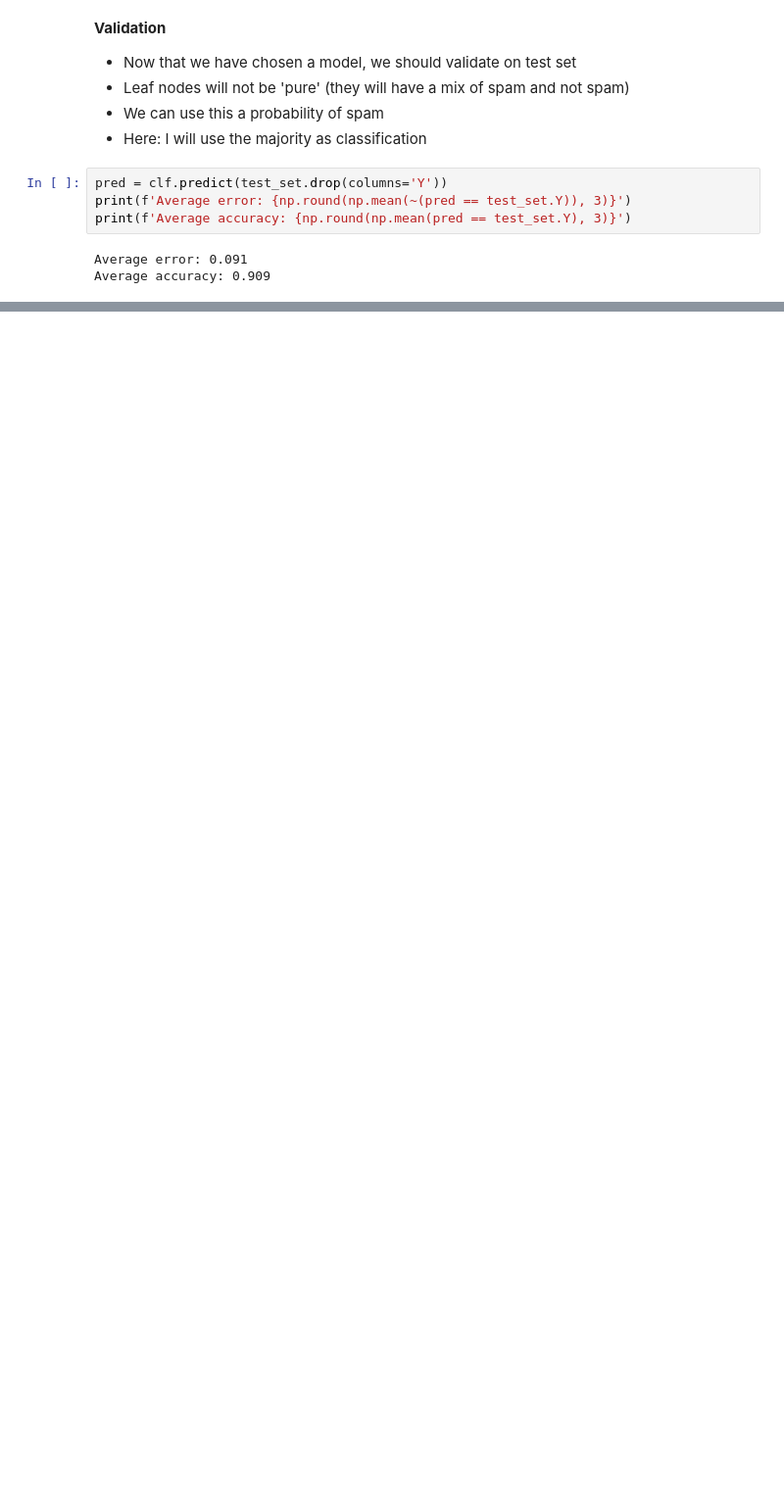
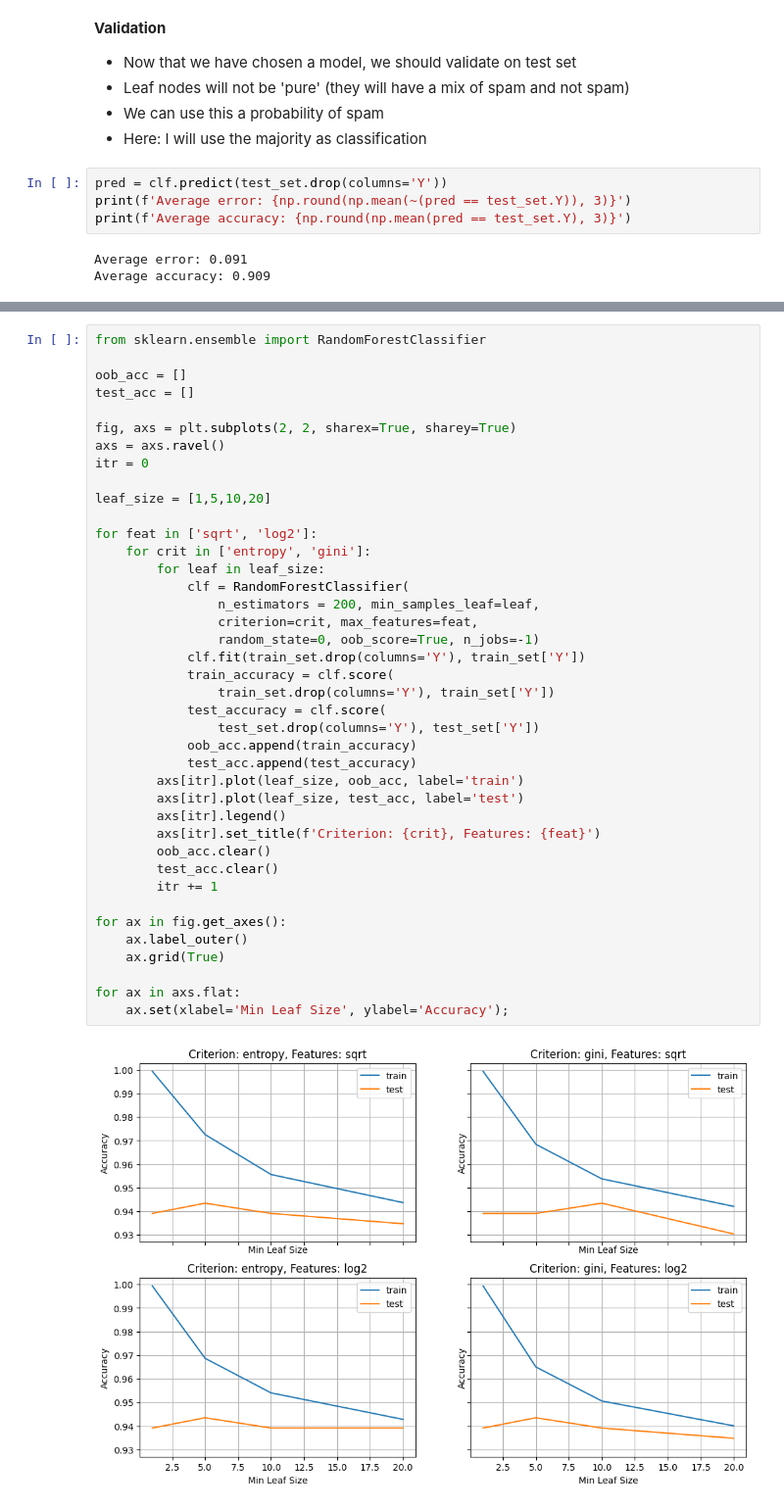
Before and after one commit to omesner/UMSTATS504, a Jupyter notebook: trees/trees.ipynb, the cells around one changed output, grey strips where cells are left out. Shown at 98% size. Drawn from its saved outputs; the diff is of its cells as text; blank space fills up the shorter version.

```diff
--- a/trees/trees.ipynb
+++ b/trees/trees.ipynb
@@ -734 +860,43 @@ Average accuracy: 0.909
+# %%
+from sklearn.ensemble import RandomForestClassifier
+
+oob_acc = []
+test_acc = []
+
+fig, axs = plt.subplots(2, 2, sharex=True, sharey=True)
+axs = axs.ravel()
+itr = 0
+
+leaf_size = [1,5,10,20]
+
+for feat in ['sqrt', 'log2']:
+    for crit in ['entropy', 'gini']:
+        for leaf in leaf_size:
+            clf = RandomForestClassifier(
+                n_estimators = 200, min_samples_leaf=leaf,
+                criterion=crit, max_features=feat,
+                random_state=0, oob_score=True, n_jobs=-1)
+            clf.fit(train_set.drop(columns='Y'), train_set['Y'])
+            train_accuracy = clf.score(
+                train_set.drop(columns='Y'), train_set['Y'])
+            test_accuracy = clf.score(
+                test_set.drop(columns='Y'), test_set['Y'])
+            oob_acc.append(train_accuracy)
+            test_acc.append(test_accuracy)
+        axs[itr].plot(leaf_size, oob_acc, label='train')
+        axs[itr].plot(leaf_size, test_acc, label='test')
+        axs[itr].legend()
+        axs[itr].set_title(f'Criterion: {crit}, Features: {feat}')
+        oob_acc.clear()
+        test_acc.clear()
+        itr += 1
+
+for ax in fig.get_axes():
+    ax.label_outer()
+    ax.grid(True)
+
+for ax in axs.flat:
+    ax.set(xlabel='Min Leaf Size', ylabel='Accuracy');
+# %% [output]
+[figure, added]
 # %% [markdown]
```
Also changed, not shown: parts of 7 cells of this notebook.
